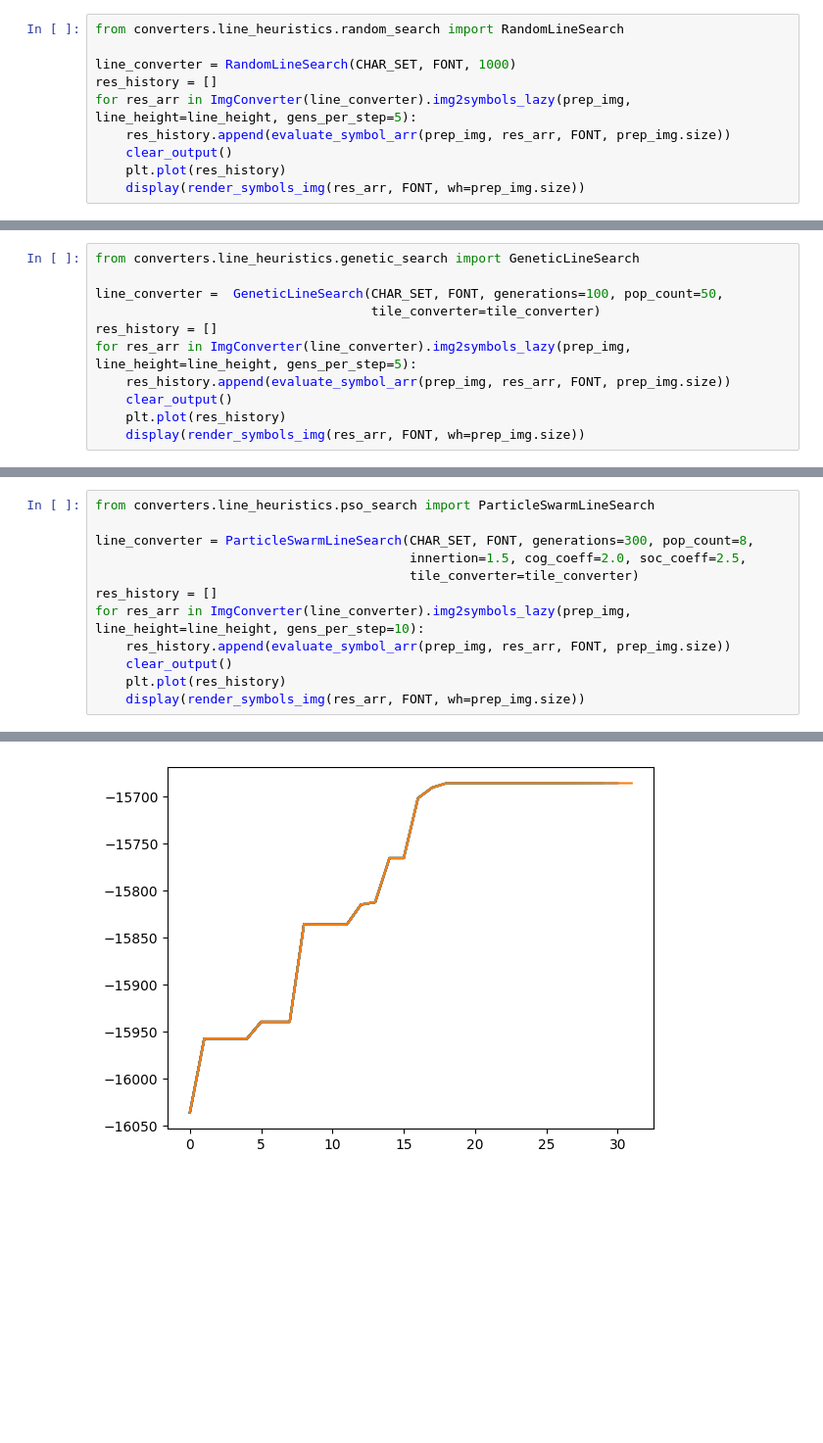
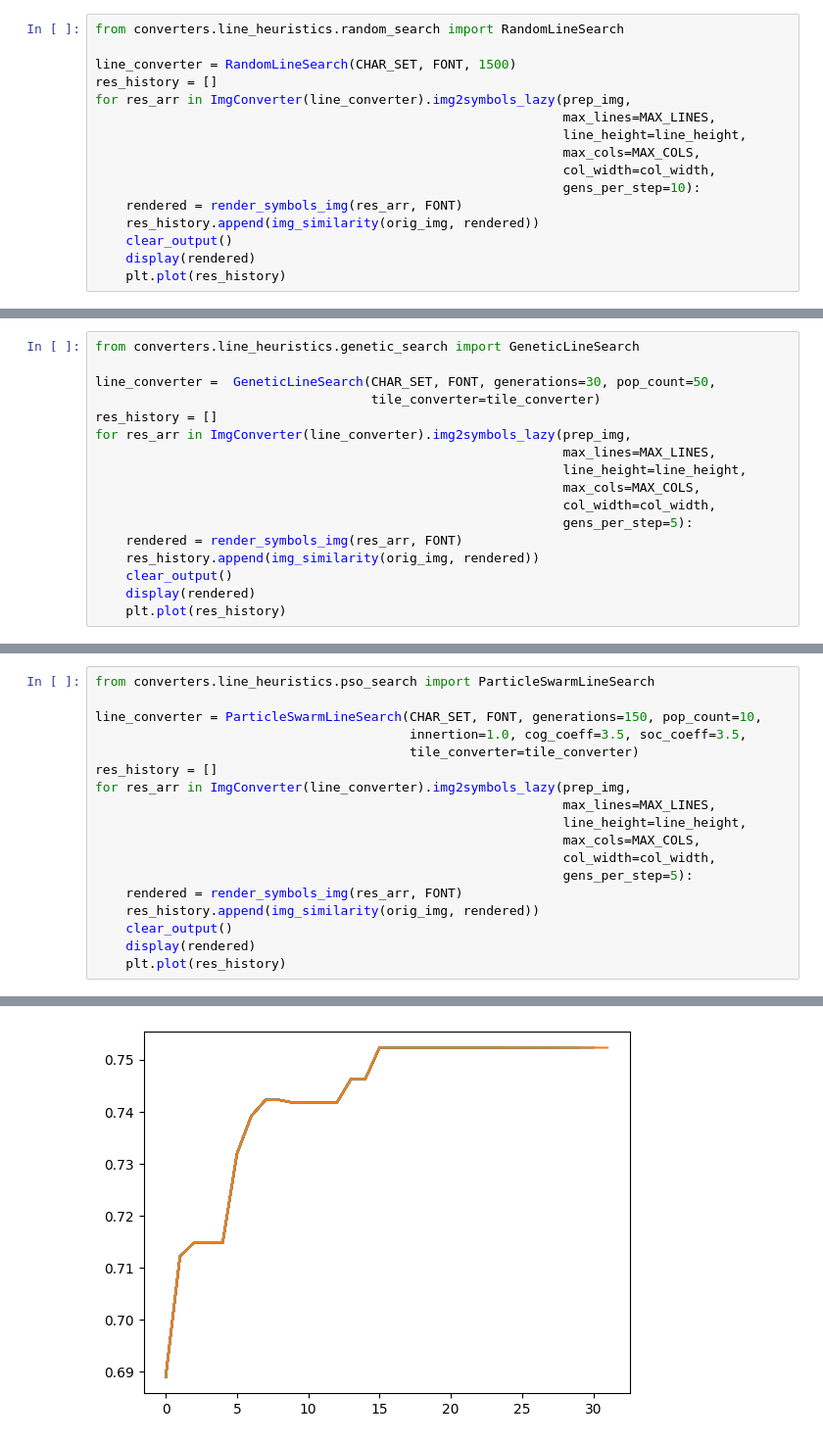
Before and after one commit to wojciechsadlik/python-char-art, a Jupyter notebook: notebooks/line_heuristics.ipynb, the cells around one changed output, grey strips where cells are left out. Shown at 98% size. Drawn from its saved outputs; the diff is of its cells as text; blank space fills up the shorter version.

```diff
--- a/notebooks/line_heuristics.ipynb
+++ b/notebooks/line_heuristics.ipynb
@@ -50,11 +62,17 @@ display(render_symbols_img(res_arr, FONT, wh=prep_img.size))
 # %%
 from converters.line_heuristics.random_search import RandomLineSearch
 
-line_converter = RandomLineSearch(CHAR_SET, FONT, 1000)
+line_converter = RandomLineSearch(CHAR_SET, FONT, 1500)
 res_history = []
-for res_arr in ImgConverter(line_converter).img2symbols_lazy(prep_img, line_height=line_height, gens_per_step=5):
-    res_history.append(evaluate_symbol_arr(prep_img, res_arr, FONT, prep_img.size))
+for res_arr in ImgConverter(line_converter).img2symbols_lazy(prep_img,
+                                                             max_lines=MAX_LINES,
+                                                             line_height=line_height,
+                                                             max_cols=MAX_COLS,
+                                                             col_width=col_width,
+                                                             gens_per_step=10):
+    rendered = render_symbols_img(res_arr, FONT)
+    res_history.append(img_similarity(orig_img, rendered))
     clear_output()
+    display(rendered)
     plt.plot(res_history)
-    display(render_symbols_img(res_arr, FONT, wh=prep_img.size))
 # %% [output]
@@ -78,12 +102,18 @@ for res_arr in ImgConverter(line_converter).img2symbols_lazy(prep_img, line_heig
 # %%
 from converters.line_heuristics.genetic_search import GeneticLineSearch
 
-line_converter =  GeneticLineSearch(CHAR_SET, FONT, generations=100, pop_count=50,
+line_converter =  GeneticLineSearch(CHAR_SET, FONT, generations=30, pop_count=50,
                                     tile_converter=tile_converter)
 res_history = []
-for res_arr in ImgConverter(line_converter).img2symbols_lazy(prep_img, line_height=line_height, gens_per_step=5):
-    res_history.append(evaluate_symbol_arr(prep_img, res_arr, FONT, prep_img.size))
+for res_arr in ImgConverter(line_converter).img2symbols_lazy(prep_img,
+                                                             max_lines=MAX_LINES,
+                                                             line_height=line_height,
+                                                             max_cols=MAX_COLS,
+                                                             col_width=col_width,
+                                                             gens_per_step=5):
+    rendered = render_symbols_img(res_arr, FONT)
+    res_history.append(img_similarity(orig_img, rendered))
     clear_output()
+    display(rendered)
     plt.plot(res_history)
-    display(render_symbols_img(res_arr, FONT, wh=prep_img.size))
 # %% [output]
@@ -92,13 +122,19 @@ for res_arr in ImgConverter(line_converter).img2symbols_lazy(prep_img, line_heig
 # %%
 from converters.line_heuristics.pso_search import ParticleSwarmLineSearch
 
-line_converter = ParticleSwarmLineSearch(CHAR_SET, FONT, generations=300, pop_count=8,
-                                         innertion=1.5, cog_coeff=2.0, soc_coeff=2.5,
+line_converter = ParticleSwarmLineSearch(CHAR_SET, FONT, generations=150, pop_count=10,
+                                         innertion=1.0, cog_coeff=3.5, soc_coeff=3.5,
                                          tile_converter=tile_converter)
 res_history = []
-for res_arr in ImgConverter(line_converter).img2symbols_lazy(prep_img, line_height=line_height, gens_per_step=10):
-    res_history.append(evaluate_symbol_arr(prep_img, res_arr, FONT, prep_img.size))
+for res_arr in ImgConverter(line_converter).img2symbols_lazy(prep_img,
+                                                             max_lines=MAX_LINES,
+                                                             line_height=line_height,
+                                                             max_cols=MAX_COLS,
+                                                             col_width=col_width,
+                                                             gens_per_step=5):
+    rendered = render_symbols_img(res_arr, FONT)
+    res_history.append(img_similarity(orig_img, rendered))
     clear_output()
+    display(rendered)
     plt.plot(res_history)
-    display(render_symbols_img(res_arr, FONT, wh=prep_img.size))
 # %% [output]
@@ -106 +142 @@ for res_arr in ImgConverter(line_converter).img2symbols_lazy(prep_img, line_heig
-[figure, old version]
+[figure, new version]
```
Also changed, not shown: parts of 6 cells of this notebook, 8 other files.
